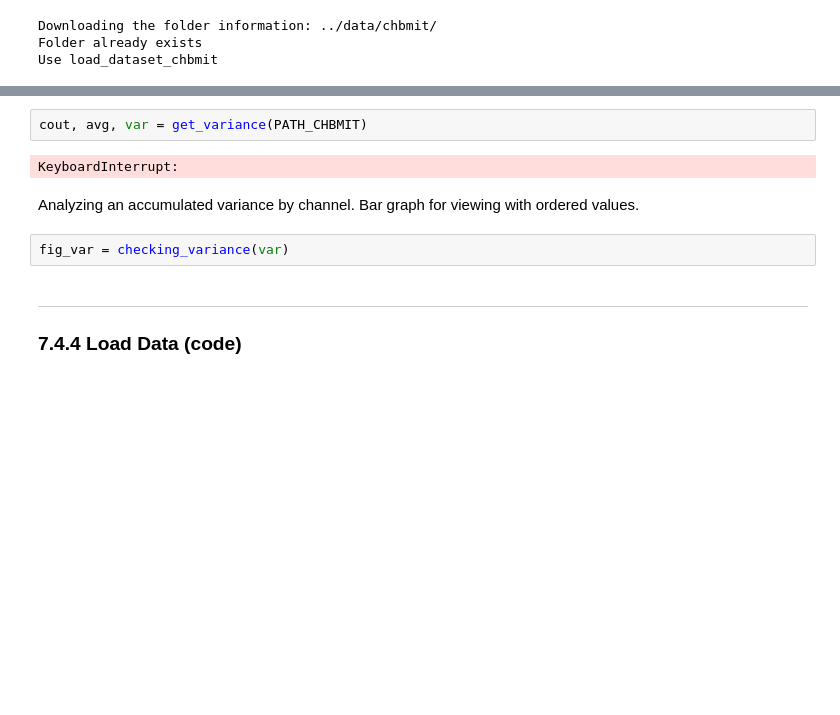
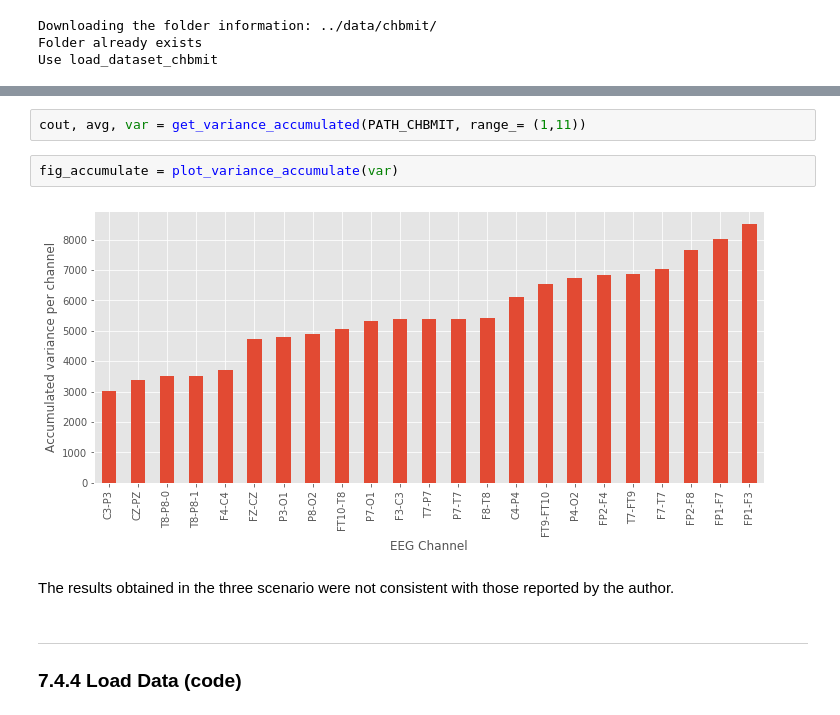
Before and after one commit to bruAristimunha/Re-Deep-Convolution-Neural-Network-and-Autoencoders-Based-Unsupervised-Feature-Learning-of-EEG, a Jupyter notebook: notebook/Jupyter_Paper_Re-Deep Convolution Neural Network and Autoencoders-Based Unsupervised Feature Learning of EEG Signals.ipynb, the cells around one changed output, grey strips where cells are left out. Saved outputs shown, nothing was run; the diff lists cells and outputs as text; blank space fills up the shorter version.

```diff
--- a/notebook/Jupyter_Paper_Re-Deep Convolution Neural Network and Autoencoders-Based Unsupervised Feature Learning of EEG Signals.ipynb
+++ b/notebook/Jupyter_Paper_Re-Deep Convolution Neural Network and Autoencoders-Based Unsupervised Feature Learning of EEG Signals.ipynb
@@ -287,11 +349,11 @@ We performed a check on the total value of the variance per channel, to verify t
 # %%
-cout, avg, var = get_variance(PATH_CHBMIT)
+cout, avg, var = get_variance_accumulated(PATH_CHBMIT, range_= (1,11))
-# %% [output]
-KeyboardInterrupt:
-# %% [markdown]
-Analyzing an accumulated variance by channel. Bar graph for viewing with ordered values.
-# %%
-fig_var = checking_variance(var)
+# %%
+fig_accumulate = plot_variance_accumulate(var)
+# %% [output]
+[figure, added]
+# %% [markdown]
+The results obtained in the three scenario were not consistent with those reported by the author.
 # %% [markdown]
 -----------------------------
 
```
Also changed, not shown: parts of 53 cells of this notebook.
